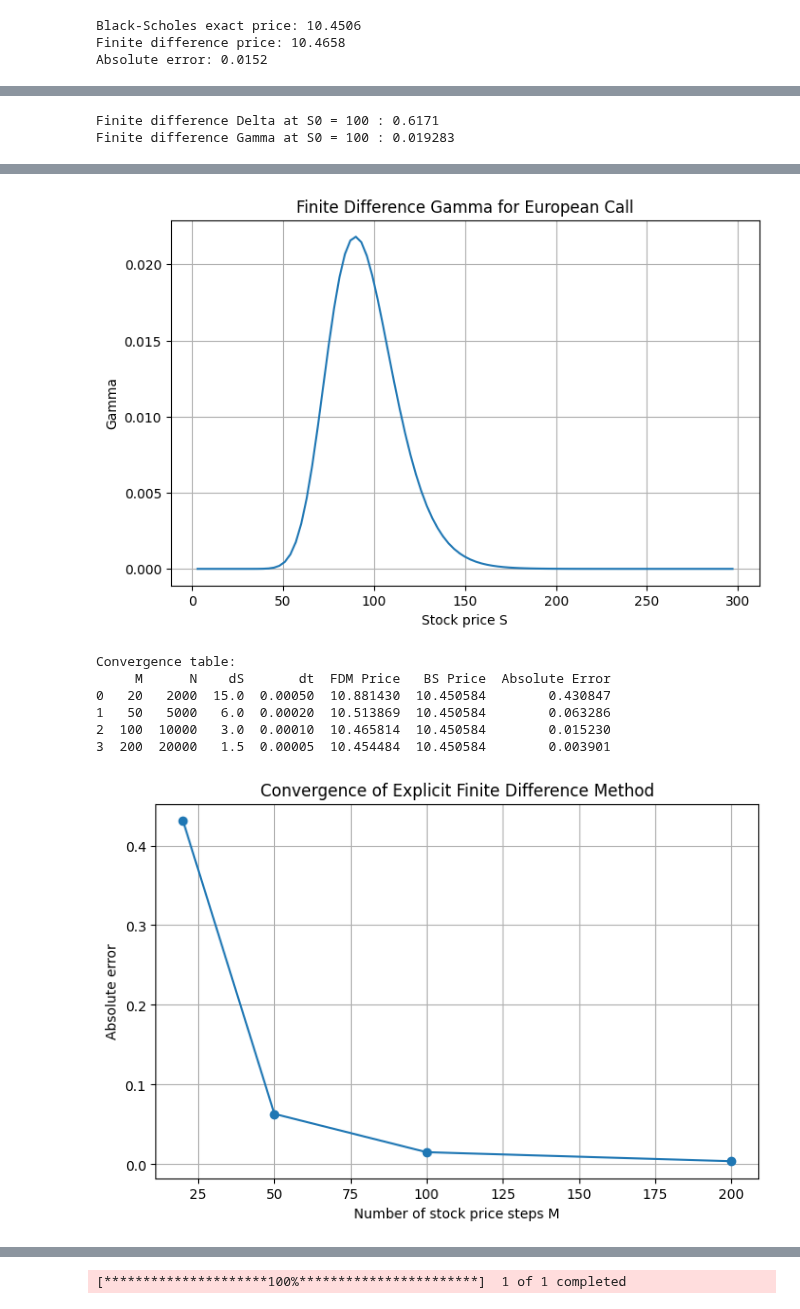
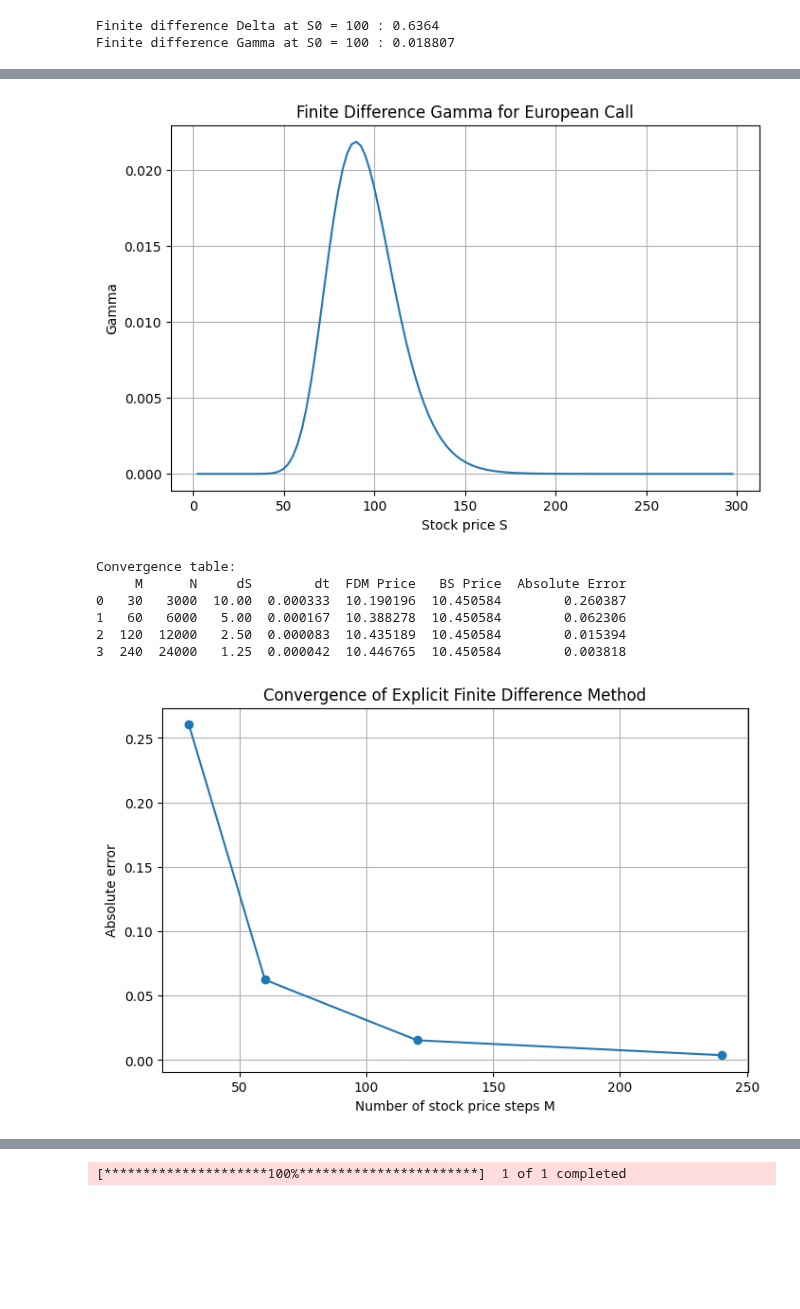
Before and after one commit to nikolasathinodorou33/fdm-black-scholes-implied-vol, a Jupyter notebook: fdm_black_scholes_implied_vol.ipynb, the cells around one changed output, grey strips where cells are left out. Cells and saved outputs as stored; diff of their text form; code cells hidden in the pictures; blank space fills up the shorter version.

Commit message:
Corrected analysis, reproducible reports and figures

```diff
--- a/fdm_black_scholes_implied_vol.ipynb
+++ b/fdm_black_scholes_implied_vol.ipynb
@@ -13,10 +13,11 @@ E = 100          # strike price
 S0 = 100         # current stock price we care about
 
 S_max = 300     # maximum stock price in the grid
-M = 100         # number of stock price steps, larger = smaller dS
+M = 120         # number of stock price steps, larger = smaller dS
+                # (dS = 300/120 = 2.5, so S0 = 100 is exactly a grid point)
 
 T = 1           # time to maturity, in years
-N = 10000       # number of time steps, larger = smaller dt
+N = 12000       # number of time steps, larger = smaller dt
 
 r = 0.05        # risk-free interest rate
 sigma = 0.2     # volatility
@@ -101,7 +102,7 @@ selected_columns = [0, int(0.2*N), int(0.4*N), int(0.6*N), int(0.8*N), N]
 # Choose selected stock rows to display
 # Reversed order so that S=300 appears at the top and S=0 at the bottom,
 # matching the stock-price axis in the presentation grid.
-selected_rows = list(range(M, -1, -10))
+selected_rows = list(range(M, -1, -12))
 
 V_table = pd.DataFrame(
     V[np.ix_(selected_rows, selected_columns)],
@@ -119,11 +120,14 @@ print(V_table)
 # -----------------------------
 
 
-price_today = np.interp(S0, S, V[:, 0])
+# S0 = 100 lies exactly on the grid (dS = 2.5), so the price is read directly
+# from the grid. If S0 fell between two grid points, the straight-line
+# interpolation would add its own error and mix it into the validation below.
+i0 = int(round(S0 / dS))   # index of S0 on the grid, used later for the Greeks
+assert np.isclose(S[i0], S0), "S0 must be a grid point"
+price_today = V[i0, 0]
 
 print("\nFinite difference price at S0 =", S0, ":", round(price_today, 4))
-
-i0 = int(S0 / dS) # To use later for the greeks
 
 
 # -----------------------------
@@ -286,11 +290,13 @@ def finite_difference_call_price(S0, E, S_max, M, T, N, r, sigma, return_grid=Fa
 # 16. Convergence table for real-data application
 # -----------------------------
 
+# Each M puts S0 = 100 exactly on the grid (dS = 10, 5, 2.5, 1.25),
+# so the errors below come from the scheme alone, not from interpolation.
 grid_sizes = [
-    (20, 2000),
-    (50, 5000),
-    (100, 10000),
-    (200, 20000)
+    (30, 3000),
+    (60, 6000),
+    (120, 12000),
+    (240, 24000)
 ]
 
 bs_price = black_scholes_call(S0, E, T, r, sigma)
@@ -374,3 +383,2 @@ Finite difference price at S0 = 100 : 10.4658
-Black-Scholes exact price: 10.4506
-Finite difference price: 10.4658
-Absolute error: 0.0152
+Finite difference Delta at S0 = 100 : 0.6364
+Finite difference Gamma at S0 = 100 : 0.018807
@@ -378,14 +385,12 @@ Absolute error: 0.0152
-Finite difference Delta at S0 = 100 : 0.6171
-Finite difference Gamma at S0 = 100 : 0.019283
 [figure]
 [figure]
-Convergence table:
-     M      N    dS       dt  FDM Price   BS Price  Absolute Error
-0   20   2000  15.0  0.00050  10.881430  10.450584        0.430847
-1   50   5000   6.0  0.00020  10.513869  10.450584        0.063286
-2  100  10000   3.0  0.00010  10.465814  10.450584        0.015230
-3  200  20000   1.5  0.00005  10.454484  10.450584        0.003901
+Convergence table:
+     M      N     dS        dt  FDM Price   BS Price  Absolute Error
+0   30   3000  10.00  0.000333  10.190196  10.450584        0.260387
+1   60   6000   5.00  0.000167  10.388278  10.450584        0.062306
+2  120  12000   2.50  0.000083  10.435189  10.450584        0.015394
+3  240  24000   1.25  0.000042  10.446765  10.450584        0.003818
-[figure, old version]
+[figure, new version]
 # %%
 # -----------------------------
 # 18. Volatility sensitivity analysis
```
Also changed, not shown: parts of 4 cells of this notebook, 7 other files.
